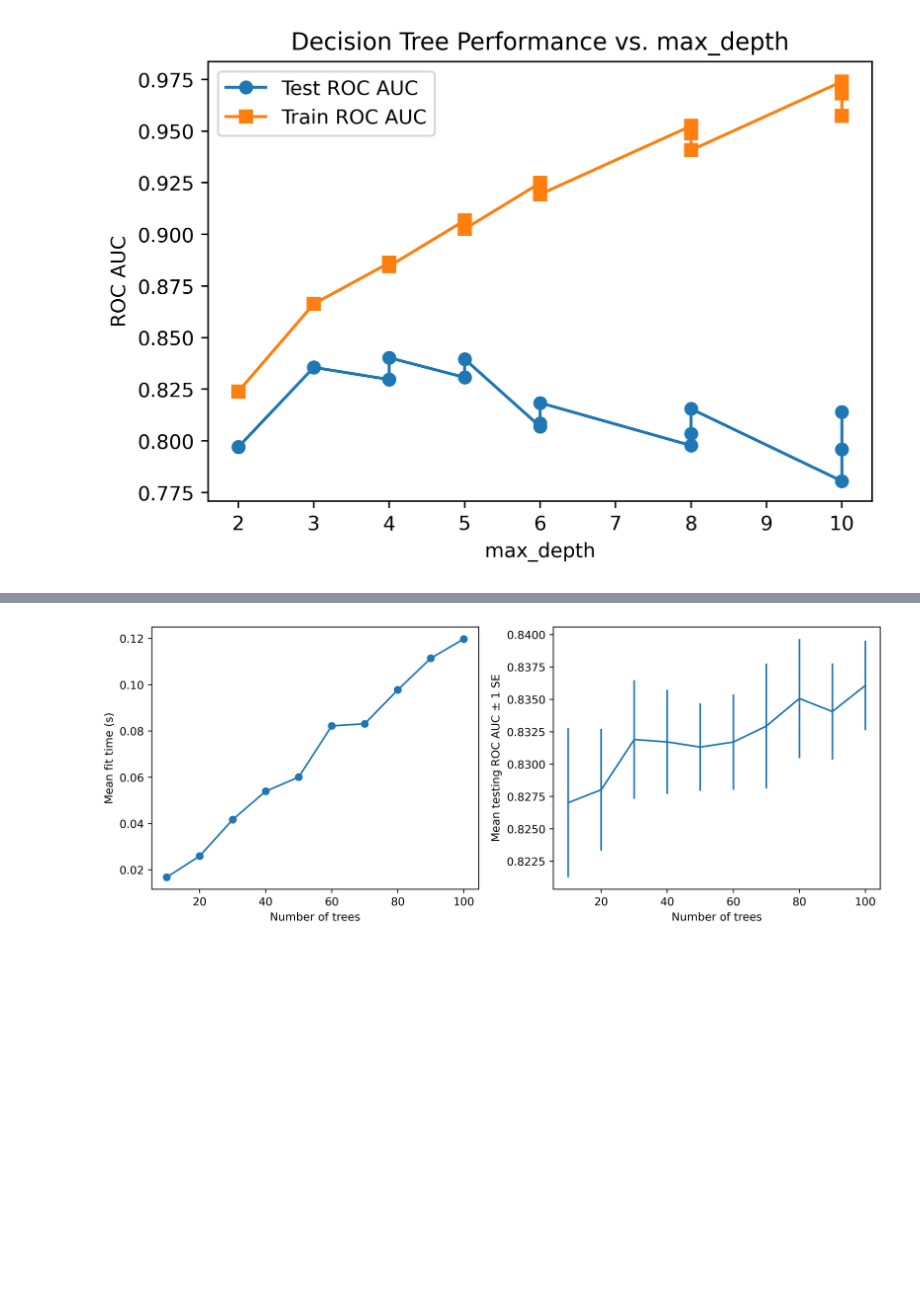
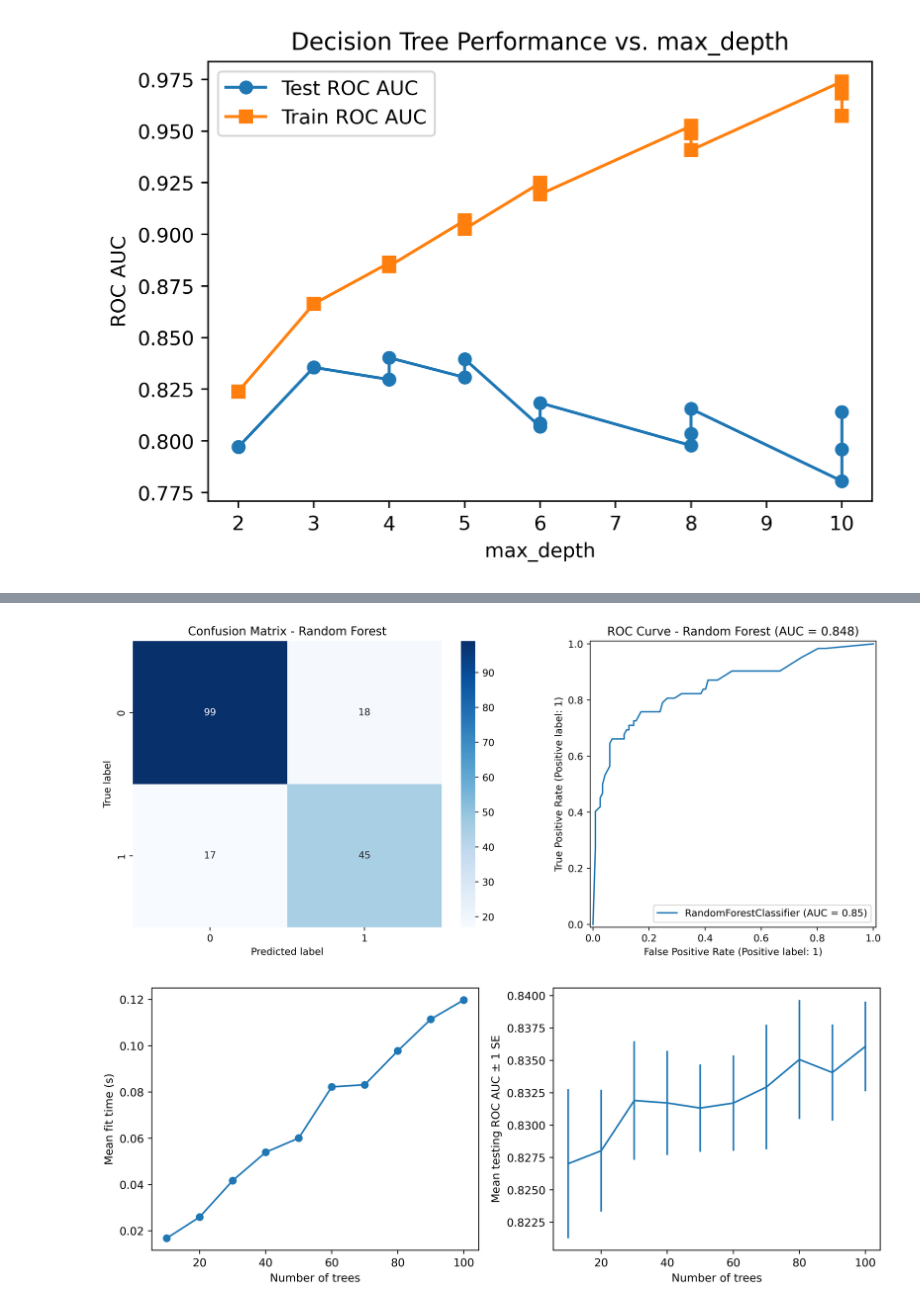
Before and after one commit to buianhtuyet05/baitapnhom_06, a Jupyter notebook: GT1_CÂY QUYẾT ĐỊNH VÀ RỪNG CÂY (1).ipynb, the cells around one changed output, grey strips where cells are left out. Cells and saved outputs as stored; diff of their text form; code cells hidden in the pictures; blank space fills up the shorter version.

```diff
--- a/GT1_CÂY QUYẾT ĐỊNH VÀ RỪNG CÂY (1).ipynb
+++ b/GT1_CÂY QUYẾT ĐỊNH VÀ RỪNG CÂY (1).ipynb
@@ -1193,27 +1193,35 @@ Best ROC AUC: 0.8360749472202674
 # %%
 import seaborn as sns
 import matplotlib.pyplot as plt
 from sklearn.metrics import confusion_matrix, roc_auc_score, RocCurveDisplay
 
-# Dự đoán nhãn bằng mô hình Random Forest
+# --- Lấy mô hình Random Forest tốt nhất ---
+best_rf = cv_rf.best_estimator_
+
+# --- Dự đoán trên tập test ---
 y_pred_rf = best_rf.predict(X_test)
 
-# Tạo figure gồm 2 biểu đồ song song
+# --- Tính AUC ---
+y_pred_proba = best_rf.predict_proba(X_test)[:, 1]
+roc_rf = roc_auc_score(y_test, y_pred_proba)
+
+# --- Tạo figure gồm 2 biểu đồ song song ---
 fig, axes = plt.subplots(1, 2, figsize=(12, 5))
 
 # (1) Confusion Matrix
 sns.heatmap(confusion_matrix(y_test, y_pred_rf), annot=True, fmt='d', cmap='Blues', ax=axes[0])
 axes[0].set_title('Confusion Matrix - Random Forest')
 axes[0].set_xlabel('Predicted label')
 axes[0].set_ylabel('True label')
 
 # (2) ROC Curve
 RocCurveDisplay.from_estimator(best_rf, X_test, y_test, ax=axes[1])
-roc_rf = roc_auc_score(y_test, best_rf.predict_proba(X_test)[:, 1])
 axes[1].set_title(f'ROC Curve - Random Forest (AUC = {roc_rf:.3f})')
 
 plt.tight_layout()
 plt.show()
+# %% [output]
+[figure, added]
 # %%
 # 7. Biểu đồ kết quả Cross Validation
 # =======================
```
Also changed, not shown: parts of 3 cells of this notebook.
